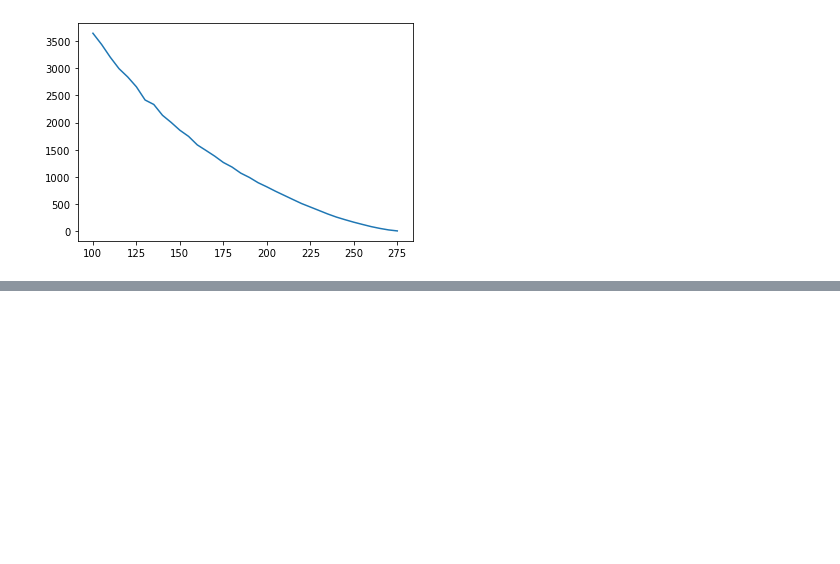
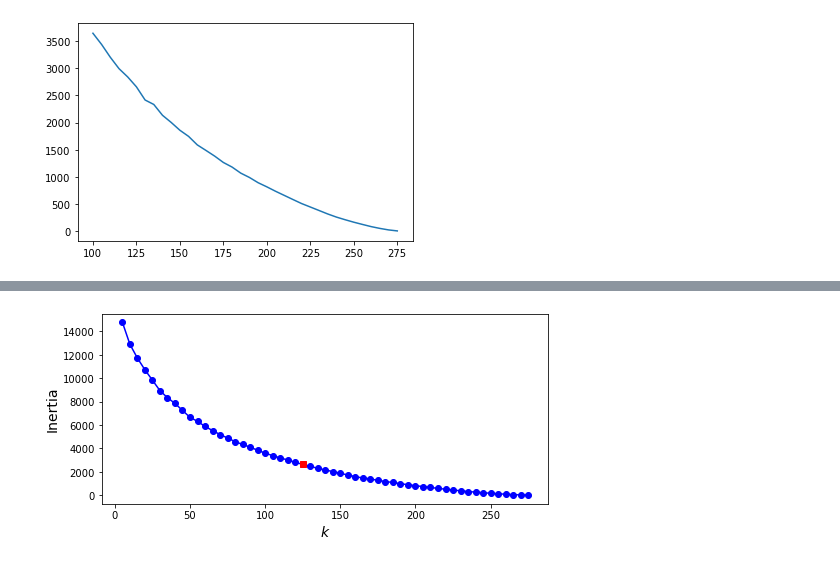
Before and after one commit to fpaul787/tackleml, a Jupyter notebook: unsupervised_learning/KMeans/olivetti_notebook.ipynb, the cells around one changed output, grey strips where cells are left out. Cells and saved outputs as stored; diff of their text form; code cells hidden in the pictures; blank space fills up the shorter version.

```diff
--- a/unsupervised_learning/KMeans/olivetti_notebook.ipynb
+++ b/unsupervised_learning/KMeans/olivetti_notebook.ipynb
@@ -78,0 +106,11 @@ Not quite clear what the optimal k is for this dataset. Let's try the silhousett
+# %%
+best_inertia = sum_squared_distances[best_inertia_index]
+
+plt.figure(figsize=(8, 3.5))
+plt.plot(kmeans_clusters_range, sum_squared_distances, "bo-")
+plt.xlabel("$k$", fontsize=14)
+plt.ylabel("Inertia", fontsize=14)
+plt.plot(best_k, best_inertia, "rs")
+plt.show()
+# %% [output]
+[figure, added]
```
Also changed, not shown: parts of 6 cells of this notebook.
